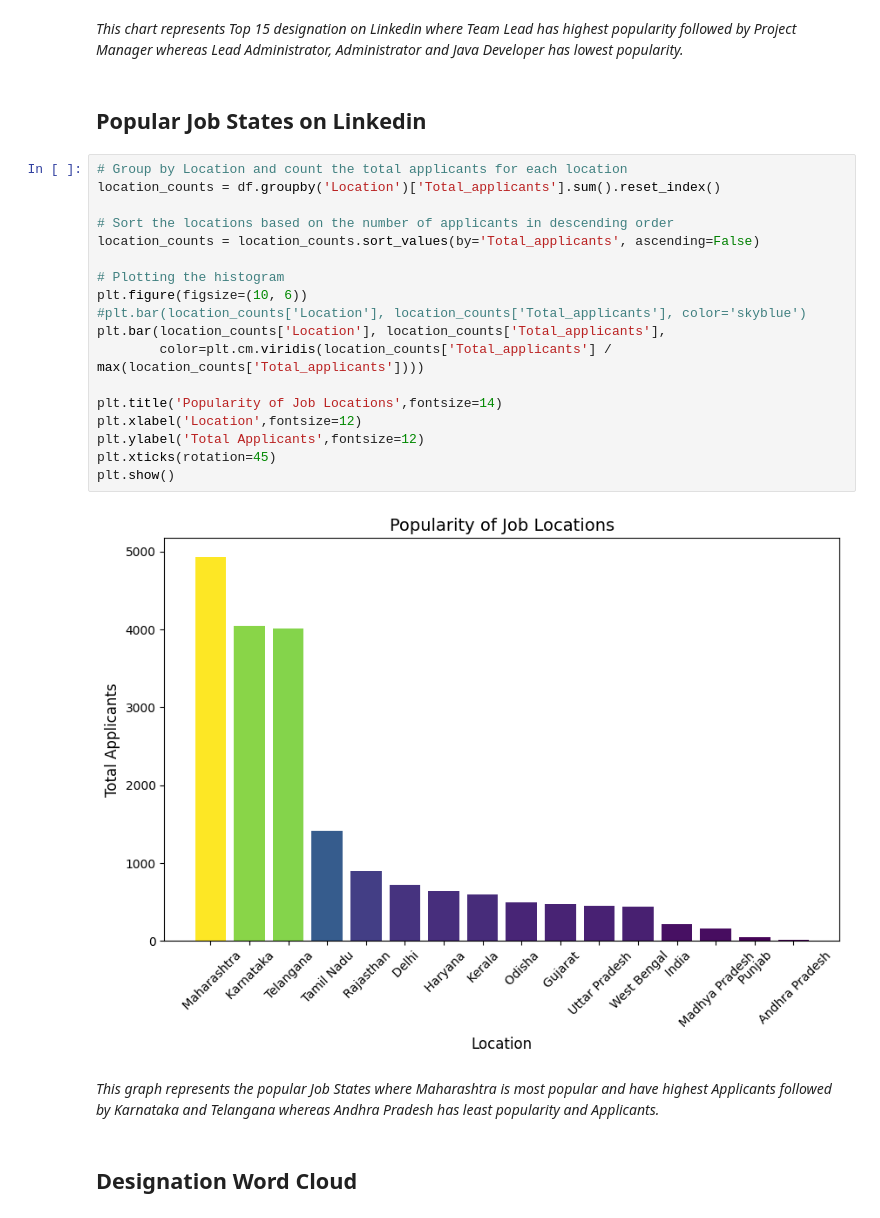
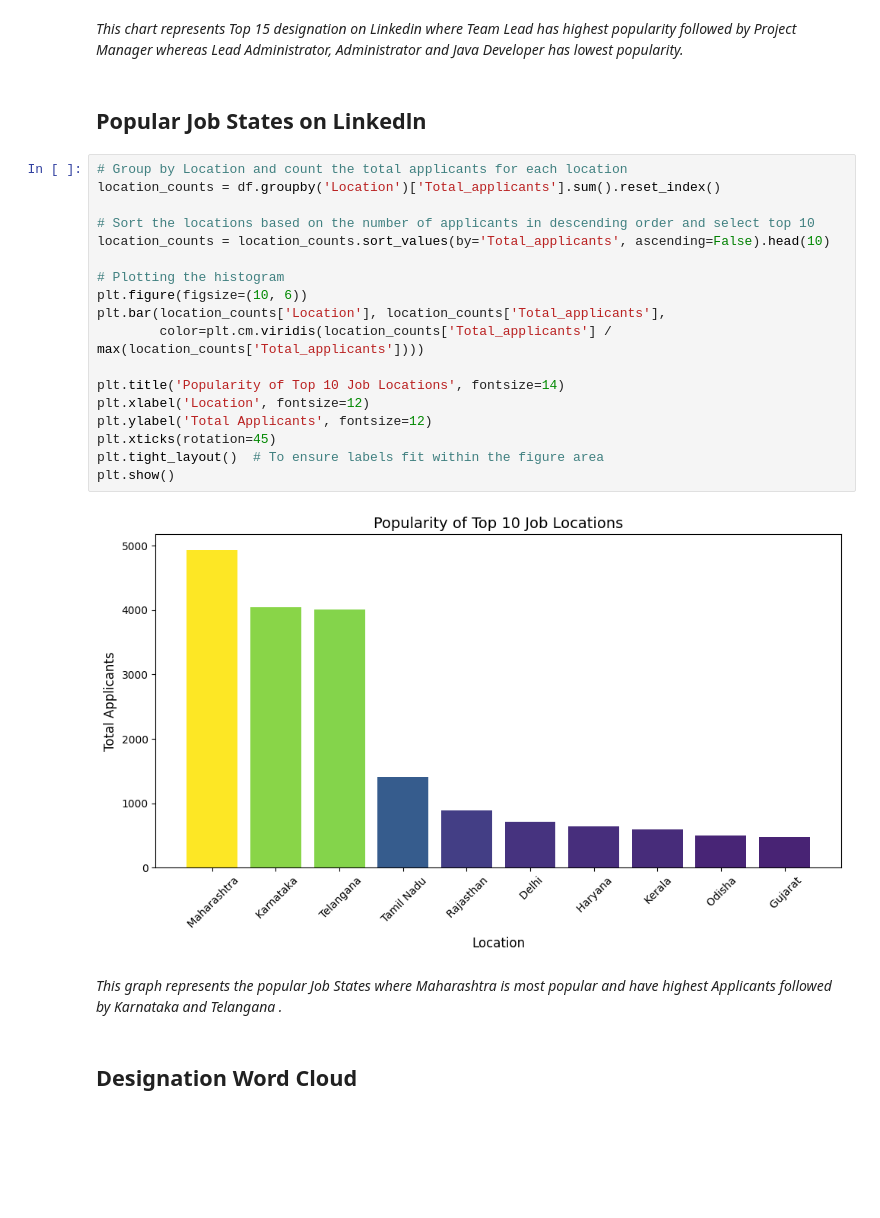
Before and after one commit to HarshitaAnchan08/Data-Analysis-Projects, a Jupyter notebook: LinkedlnDataAnalysis.ipynb, the cells around one changed output. Cells and saved outputs as stored; diff of their text form; blank space fills up the shorter version.

```diff
--- a/LinkedlnDataAnalysis.ipynb
+++ b/LinkedlnDataAnalysis.ipynb
@@ -300,29 +299,29 @@ plt.show()
 # %% [markdown]
 *This chart represents Top 15 designation on Linkedin where Team Lead has highest popularity followed by Project Manager whereas Lead Administrator, Administrator and Java Developer has lowest popularity.*
 # %% [markdown]
-## **Popular Job States on Linkedin**
+## **Popular Job States on Linkedln**
 # %%
 # Group by Location and count the total applicants for each location
 location_counts = df.groupby('Location')['Total_applicants'].sum().reset_index()
 
-# Sort the locations based on the number of applicants in descending order
-location_counts = location_counts.sort_values(by='Total_applicants', ascending=False)
+# Sort the locations based on the number of applicants in descending order and select top 10
+location_counts = location_counts.sort_values(by='Total_applicants', ascending=False).head(10)
 
 # Plotting the histogram
 plt.figure(figsize=(10, 6))
-#plt.bar(location_counts['Location'], location_counts['Total_applicants'], color='skyblue')
 plt.bar(location_counts['Location'], location_counts['Total_applicants'],
         color=plt.cm.viridis(location_counts['Total_applicants'] / max(location_counts['Total_applicants'])))
 
-plt.title('Popularity of Job Locations',fontsize=14)
-plt.xlabel('Location',fontsize=12)
-plt.ylabel('Total Applicants',fontsize=12)
+plt.title('Popularity of Top 10 Job Locations', fontsize=14)
+plt.xlabel('Location', fontsize=12)
+plt.ylabel('Total Applicants', fontsize=12)
 plt.xticks(rotation=45)
+plt.tight_layout()  # To ensure labels fit within the figure area
 plt.show()
 # %% [output]
-[figure, old version]
+[figure, new version]
 # %% [markdown]
-*This graph represents the popular Job States where Maharashtra is most popular and have highest Applicants followed by Karnataka and Telangana whereas Andhra Pradesh has least popularity and Applicants.*
+*This graph represents the popular Job States where Maharashtra is most popular and have highest Applicants followed by Karnataka and Telangana .*
 # %% [markdown]
 ## **Designation Word Cloud**
 # %%
```
Also changed, not shown: parts of 3 cells of this notebook.
